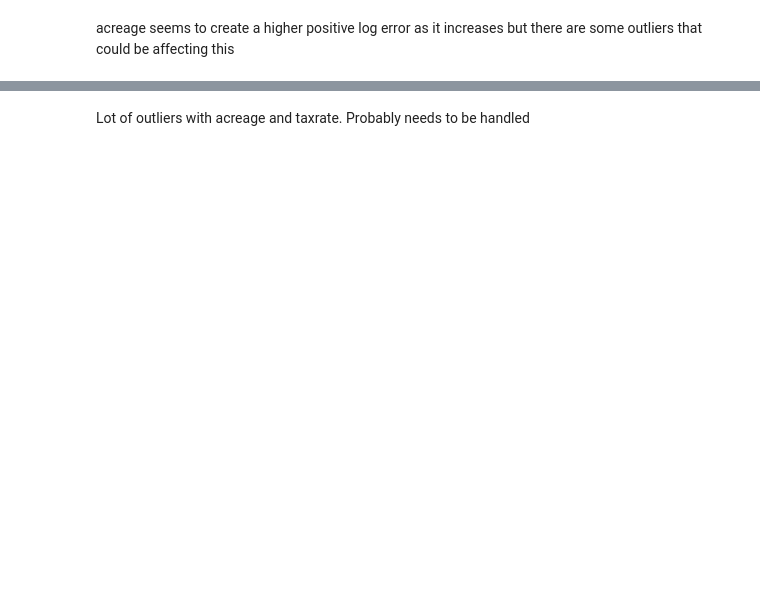
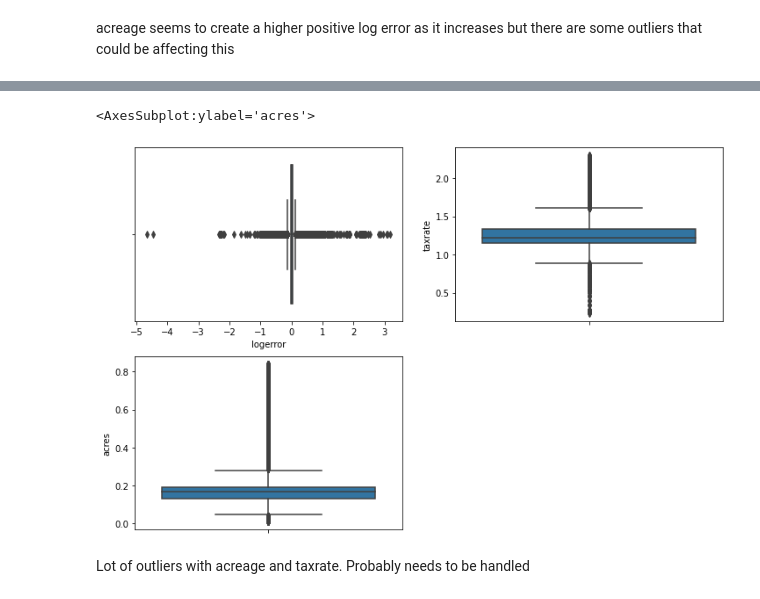
Before and after one commit to davidb-and-john/clustering-project, a Jupyter notebook: David_Sandbox.ipynb, the cells around one changed output, grey strips where cells are left out. Cells and saved outputs as stored; diff of their text form; code cells hidden in the pictures; blank space fills up the shorter version.

```diff
--- a/David_Sandbox.ipynb
+++ b/David_Sandbox.ipynb
@@ -112,15 +185,18 @@ sns.pairplot(data=train[['logerror','roomcnt','latitude', 'acres', 'taxrate']],
 # %%
 # visualize outliers using boxplots:
 
 plt.figure(figsize = (12,8))
 plt.subplot(221)
-sns.boxplot(y = train.logerror)
+sns.boxplot(x = train.logerror)
 
 plt.subplot(222)
 sns.boxplot(y = train.taxrate)
 
 plt.subplot(223)
 sns.boxplot(y = train.acres)
+# %% [output]
+<AxesSubplot:ylabel='acres'>
+[figure, added]
 # %% [markdown]
 Lot of outliers with acreage and taxrate. Probably needs to be handled
 # %%
```
Also changed, not shown: parts of 26 cells of this notebook.
